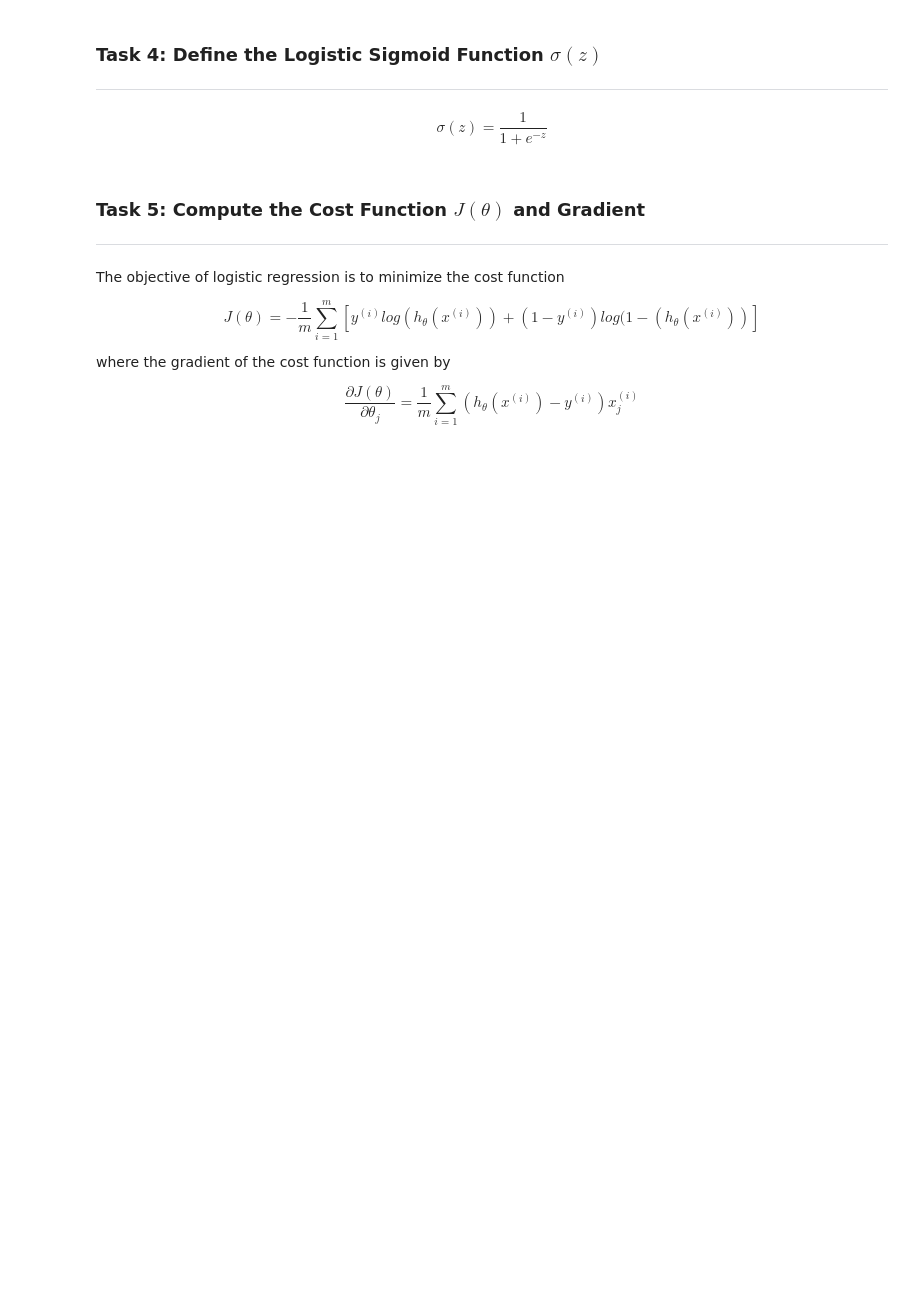
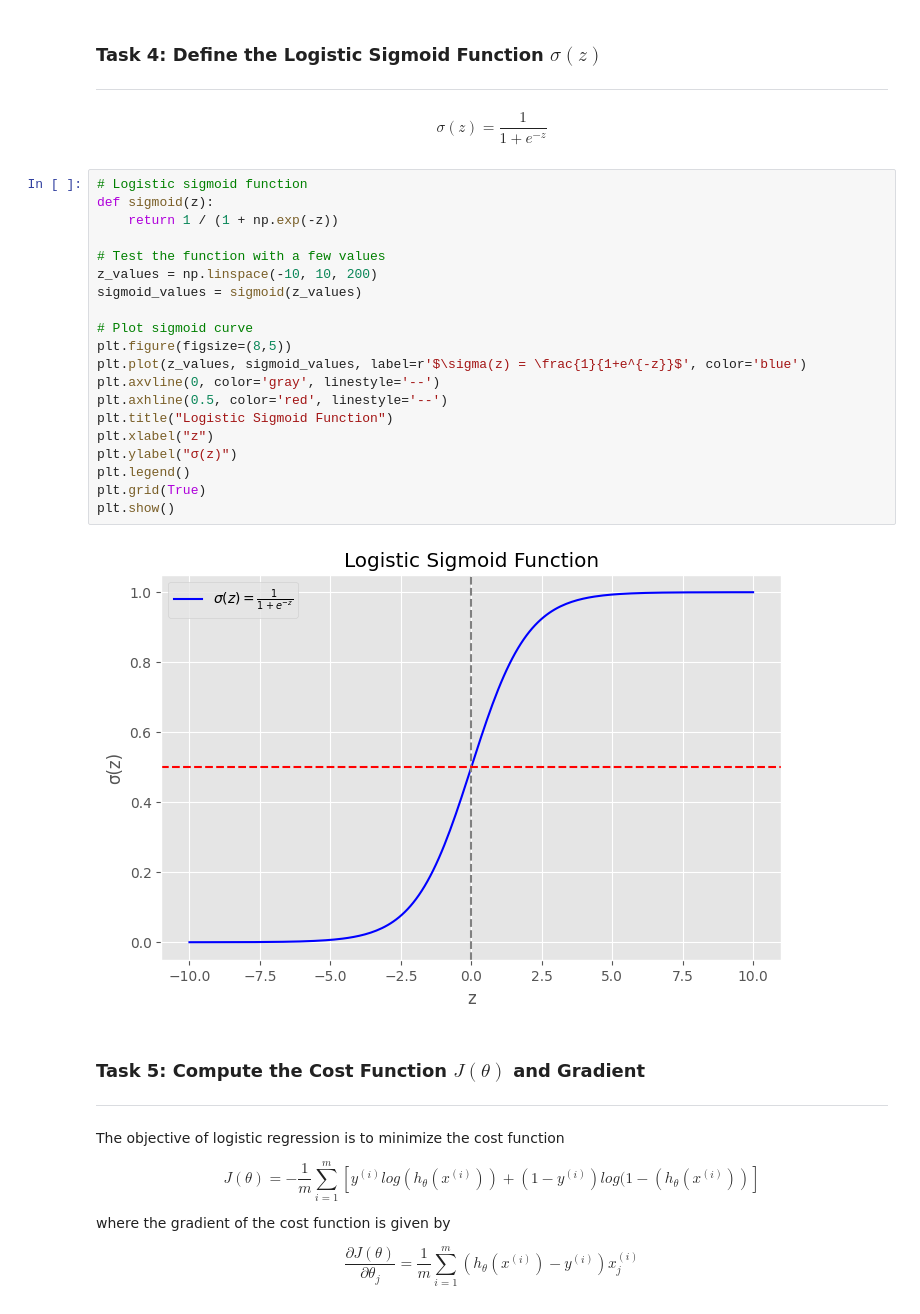
Before and after one commit to rohithuppala-code/ML-AP23110010390, a Jupyter notebook: LAB-4/LAB-4_AP23110010390.ipynb, the cells around one changed output. Saved outputs shown, nothing was run; the diff lists cells and outputs as text; blank space fills up the shorter version.

```diff
--- a/LAB-4/LAB-4_AP23110010390.ipynb
+++ b/LAB-4/LAB-4_AP23110010390.ipynb
@@ -63,6 +91,28 @@ plt.show()
 ---
 
 $$ \sigma(z) = \frac{1}{1+e^{-z}}$$
+# %%
+# Logistic sigmoid function
+def sigmoid(z):
+    return 1 / (1 + np.exp(-z))
+
+# Test the function with a few values
+z_values = np.linspace(-10, 10, 200)
+sigmoid_values = sigmoid(z_values)
+
+# Plot sigmoid curve
+plt.figure(figsize=(8,5))
+plt.plot(z_values, sigmoid_values, label=r'$\sigma(z) = \frac{1}{1+e^{-z}}$', color='blue')
+plt.axvline(0, color='gray', linestyle='--')
+plt.axhline(0.5, color='red', linestyle='--')
+plt.title("Logistic Sigmoid Function")
+plt.xlabel("z")
+plt.ylabel("σ(z)")
+plt.legend()
+plt.grid(True)
+plt.show()
+# %% [output]
+[figure, added]
 # %% [markdown]
 ### Task 5: Compute the Cost Function $J(\theta)$ and Gradient
 ---
```
Also changed, not shown: parts of 9 cells of this notebook.
